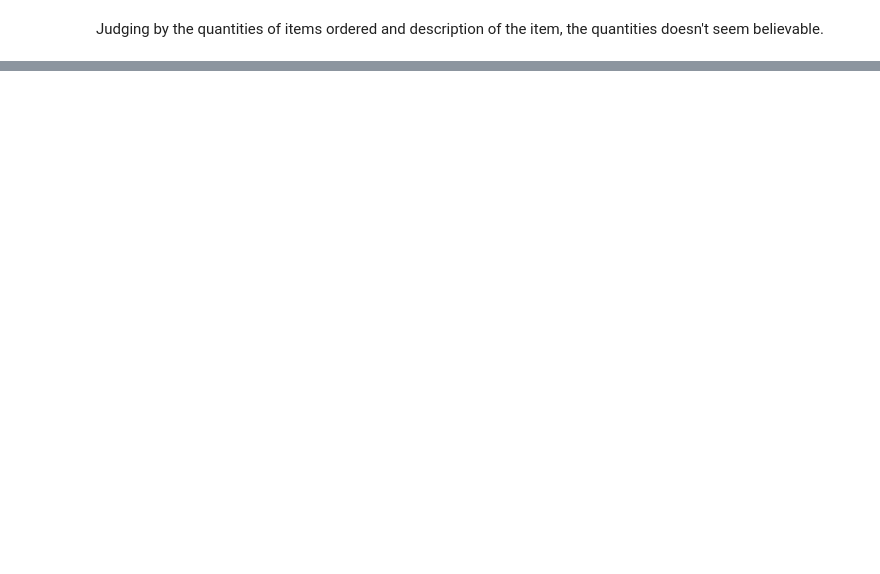
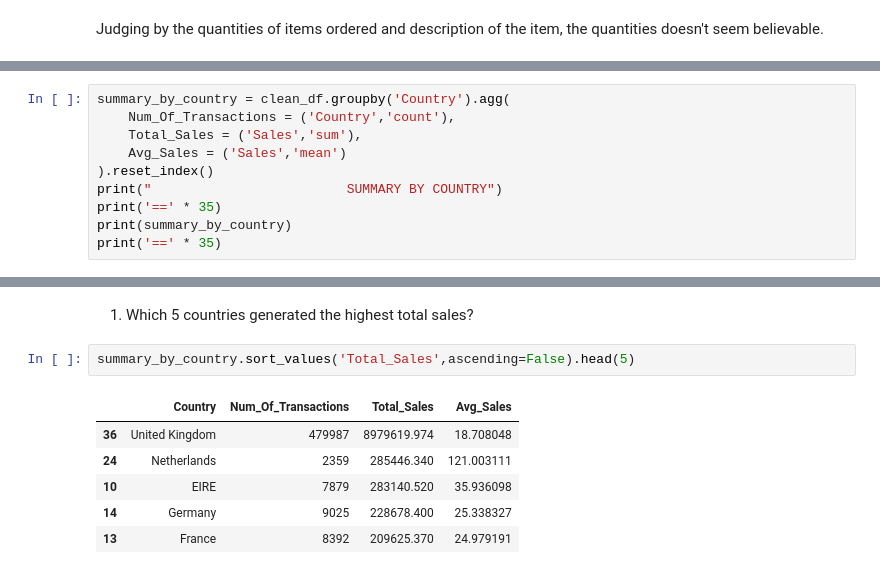
Before and after one commit to VishnuCodes96/Rebounce-Applied-AI-and-Analytics-Codes, a Jupyter notebook: python_301.ipynb, the cells around one changed output, grey strips where cells are left out. Cells and saved outputs as stored; diff of their text form; blank space fills up the shorter version.

Commit message:
Finished Part 5 GroupBy & Aggregation

```diff
--- a/python_301.ipynb
+++ b/python_301.ipynb
@@ -241,0 +244,10 @@ Judging by the quantities of items ordered and description of the item, the quan
+# %%
+summary_by_country = clean_df.groupby('Country').agg(
+    Num_Of_Transactions = ('Country','count'),
+    Total_Sales = ('Sales','sum'),
+    Avg_Sales = ('Sales','mean')
+).reset_index()
+print("                         SUMMARY BY COUNTRY")
+print('==' * 35)
+print(summary_by_country)
+print('==' * 35)
@@ -241,0 +272,11 @@ Judging by the quantities of items ordered and description of the item, the quan
+# %% [markdown]
+1. Which 5 countries generated the highest total sales?
+# %%
+summary_by_country.sort_values('Total_Sales',ascending=False).head(5)
+# %% [output]
+|  | Country | Num_Of_Transactions | Total_Sales | Avg_Sales |
+| 36 | United Kingdom | 479987 | 8979619.974 | 18.708048 |
+| 24 | Netherlands | 2359 | 285446.340 | 121.003111 |
+| 10 | EIRE | 7879 | 283140.520 | 35.936098 |
+| 14 | Germany | 9025 | 228678.400 | 25.338327 |
+| 13 | France | 8392 | 209625.370 | 24.979191 |
```
Also changed, not shown: parts of 8 cells of this notebook.
